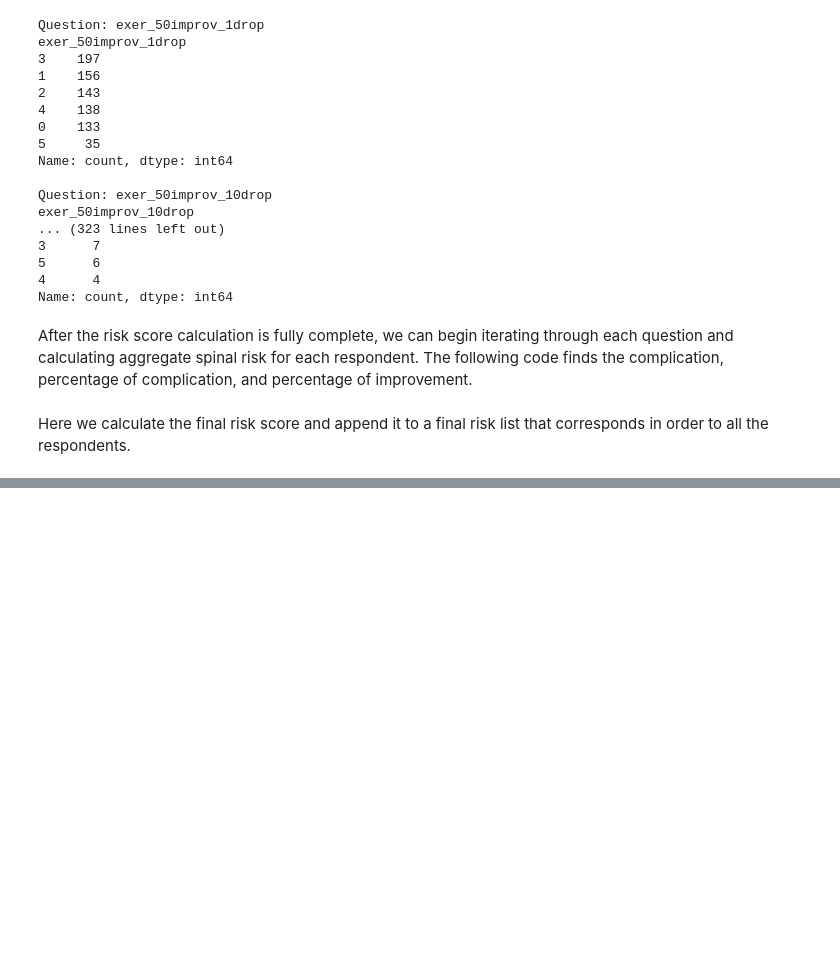
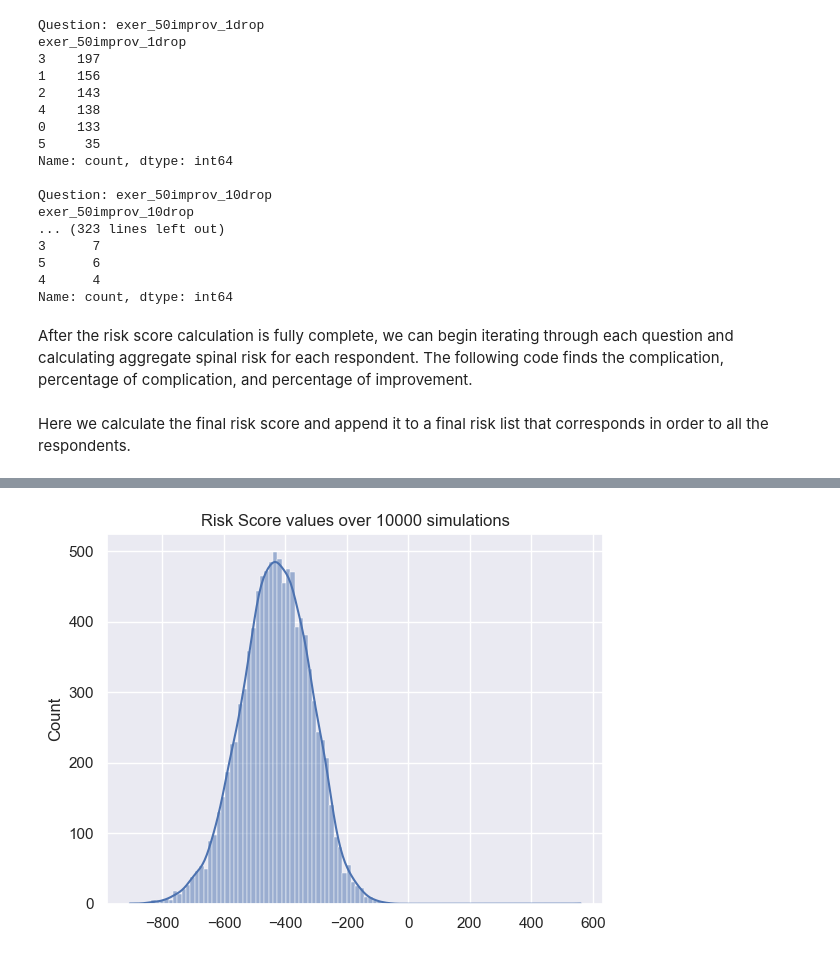
Before and after one commit to evanyfyip/vm-spinal-risk, a Jupyter notebook: vm-spinal-risk/notebooks/spinal_risk_calc.ipynb, the cells around one changed output, grey strips where cells are left out. Drawn from its saved outputs; the diff is of its cells as text; code cells hidden in the pictures; blank space fills up the shorter version.

```diff
--- a/vm-spinal-risk/notebooks/spinal_risk_calc.ipynb
+++ b/vm-spinal-risk/notebooks/spinal_risk_calc.ipynb
@@ -157,0 +321,6 @@ spinal_risk_list
+# %%
+plt.title(f'Risk Score values over {sims.shape[1] - 1} simulations')
+sns.histplot(sims.sum(axis=0).to_numpy(), kde=True)
+plt.show()
+# %% [output]
+[figure, added]
```
Also changed, not shown: parts of 21 cells of this notebook.
